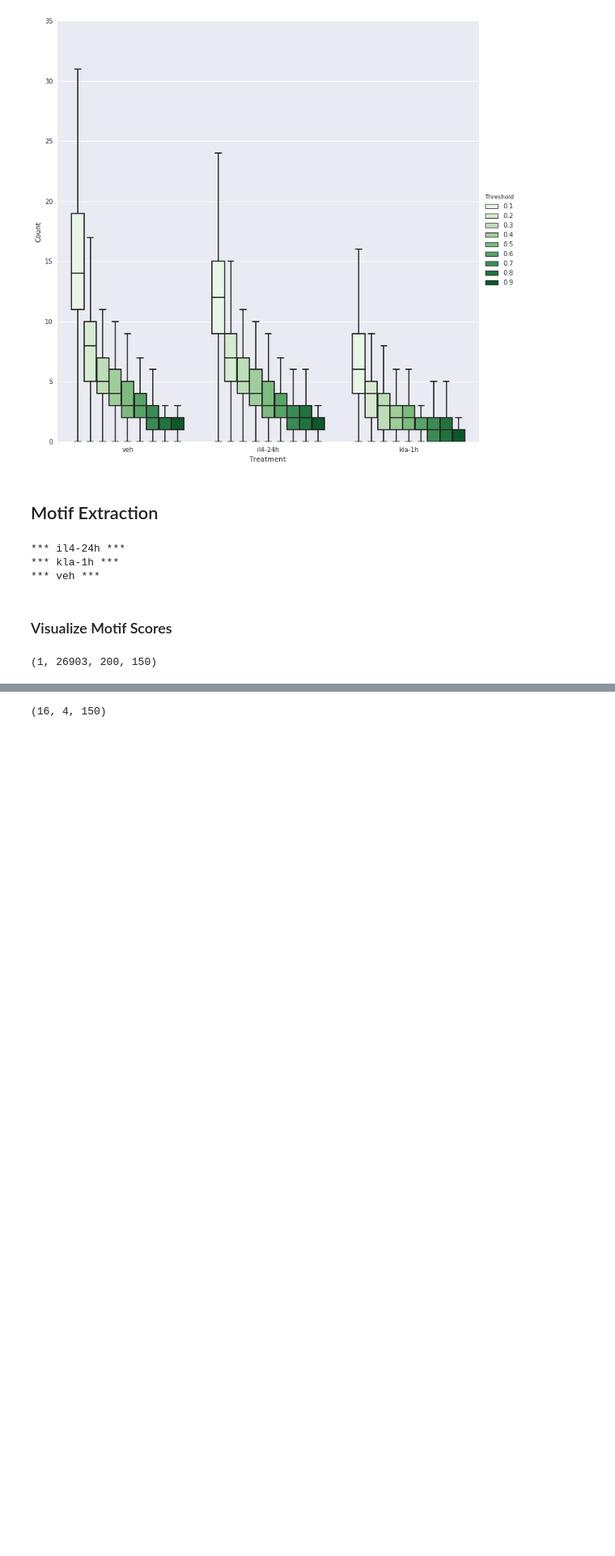
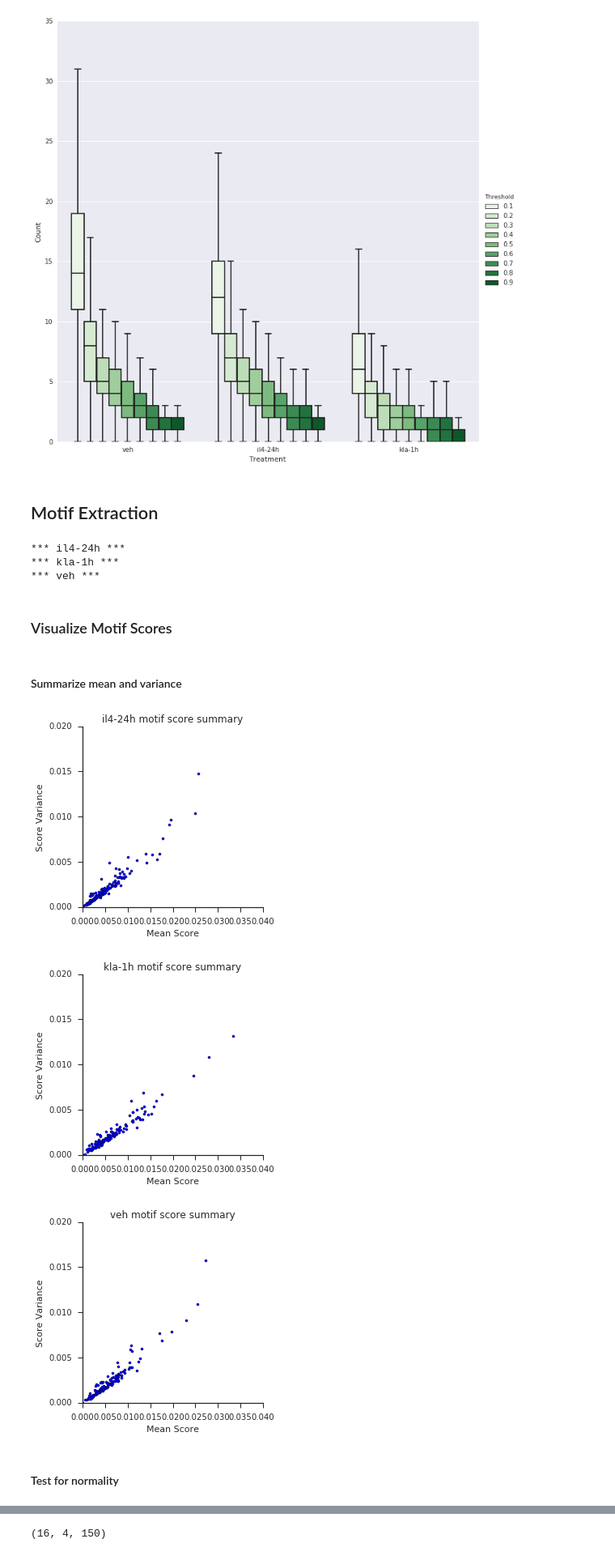
Before and after one commit to jenhantao/genomic_grammar, a Jupyter notebook: Classification Attention Analysis.ipynb, the cells around one changed output, grey strips where cells are left out. Shown at 81% size. Cells and saved outputs as stored; diff of their text form; code cells hidden in the pictures; blank space fills up the shorter version.

Commit message:
added normality test for motif scores

```diff
--- a/Classification Attention Analysis.ipynb
+++ b/Classification Attention Analysis.ipynb
@@ -318,9 +318,9 @@ def get_sequence_motif_scores(model, sequence_arrays, sequence_size):
                                [model.get_layer('convolution_layer').output])
     trimmed_sequences = [x[:sequence_size] for x in sequence_arrays]
 
-    motif_scores = get_convolution_kernels((trimmed_sequences, 0))
+    motif_scores = np.array(get_convolution_kernels((trimmed_sequences, 0)))
 
-    return motif_scores
+    return np.squeeze(motif_scores)
 # %%
 treatment_motifScores_dict = {}
 for treatment in sorted(treatment_truePositive_seqArray_dict.keys()):
@@ -341,7 +341,37 @@ for treatment in sorted(treatment_truePositive_seqArray_dict.keys()):
 *** veh ***
 # %% [markdown]
 ### Visualize Motif Scores
-# %%
-np.array(scores).shape
-# %% [output]
-(1, 26903, 200, 150)
+# %% [markdown]
+#### Summarize mean and variance
+# %%
+for treatment in sorted(treatment_motifScores_dict.keys()):
+    variances = []
+    means = []
+    for i in range(scores.shape[-1]):
+        scores = treatment_motifScores_dict[treatment]
+        flattened_scores = scores[:,:,i].flatten()
+        score_mean = np.mean(flattened_scores)
+        score_var = np.var(flattened_scores)
+        means.append(score_mean)
+        variances.append(score_var)
+    with sns.axes_style('ticks'):
+        plt.scatter(means,
+                    variances,
+                    edgecolor=None,
+                    s=10)
+        plt.xlim(0,0.04)
+        plt.ylim(0,0.02)
+        ax = plt.gca()
+        ax.set_aspect(ax.get_xlim()[1]/ax.get_ylim()[1])
+
+        plt.title(treatment + ' motif score summary')
+        plt.xlabel('Mean Score')
+        plt.ylabel('Score Variance')
+        sns.despine()
+        plt.show()
+# %% [output]
+[figure, added]
+[figure, added]
+[figure, added]
+# %% [markdown]
+#### Test for normality
```
Also changed, not shown: parts of 3 cells of this notebook.
